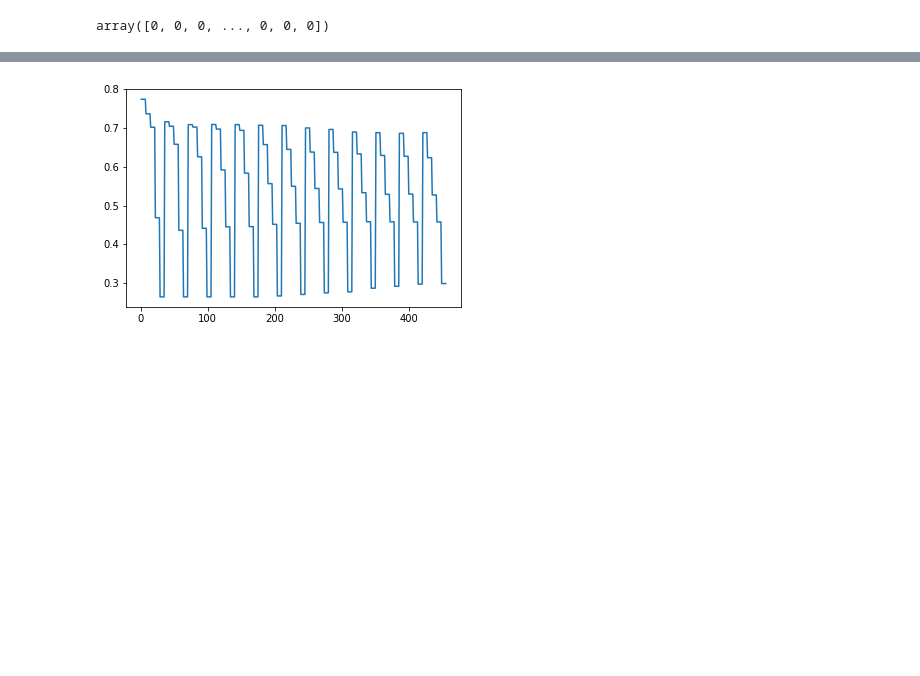
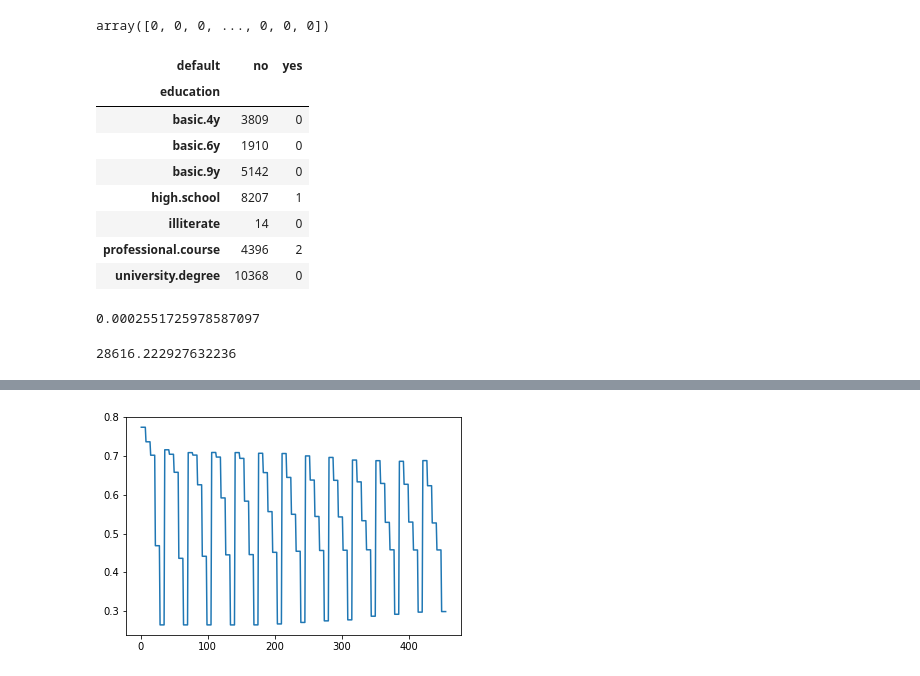
Before and after one commit to TCDRVK/DatasetPruning, a Jupyter notebook: com/tcd/vignesh_notebooks/MachineLearningModellingTemplate.ipynb, the cells around one changed output, grey strips where cells are left out. Cells and saved outputs as stored; diff of their text form; code cells hidden in the pictures; blank space fills up the shorter version.

```diff
--- a/com/tcd/vignesh_notebooks/MachineLearningModellingTemplate.ipynb
+++ b/com/tcd/vignesh_notebooks/MachineLearningModellingTemplate.ipynb
@@ -369,3 +422,17 @@ recall =  0.44205495818399043
 clf.predict(testData5)
 # %% [output]
 array([0, 0, 0, ..., 0, 0, 0])
+# %%
+confusion_matrix = pd.crosstab(unprunedAndImputedData['education'], unprunedAndImputedData['default'])
+# %%
+confusion_matrix
+# %% [output]
+| default | no | yes |
+| education |  |  |
+| basic.4y | 3809 | 0 |
+| basic.6y | 1910 | 0 |
+| basic.9y | 5142 | 0 |
+| high.school | 8207 | 1 |
+| illiterate | 14 | 0 |
+| professional.course | 4396 | 2 |
+| university.degree | 10368 | 0 |
@@ -371,0 +465,4 @@ array([0, 0, 0, ..., 0, 0, 0])
+# %%
+cramers_corrected_stat1(confusion_matrix)
+# %% [output]
+0.0002551725978587097
@@ -371,0 +471,4 @@ array([0, 0, 0, ..., 0, 0, 0])
+# %%
+chi2_stat
+# %% [output]
+28616.222927632236
```
Also changed, not shown: parts of 20 cells of this notebook, 1 other file.
